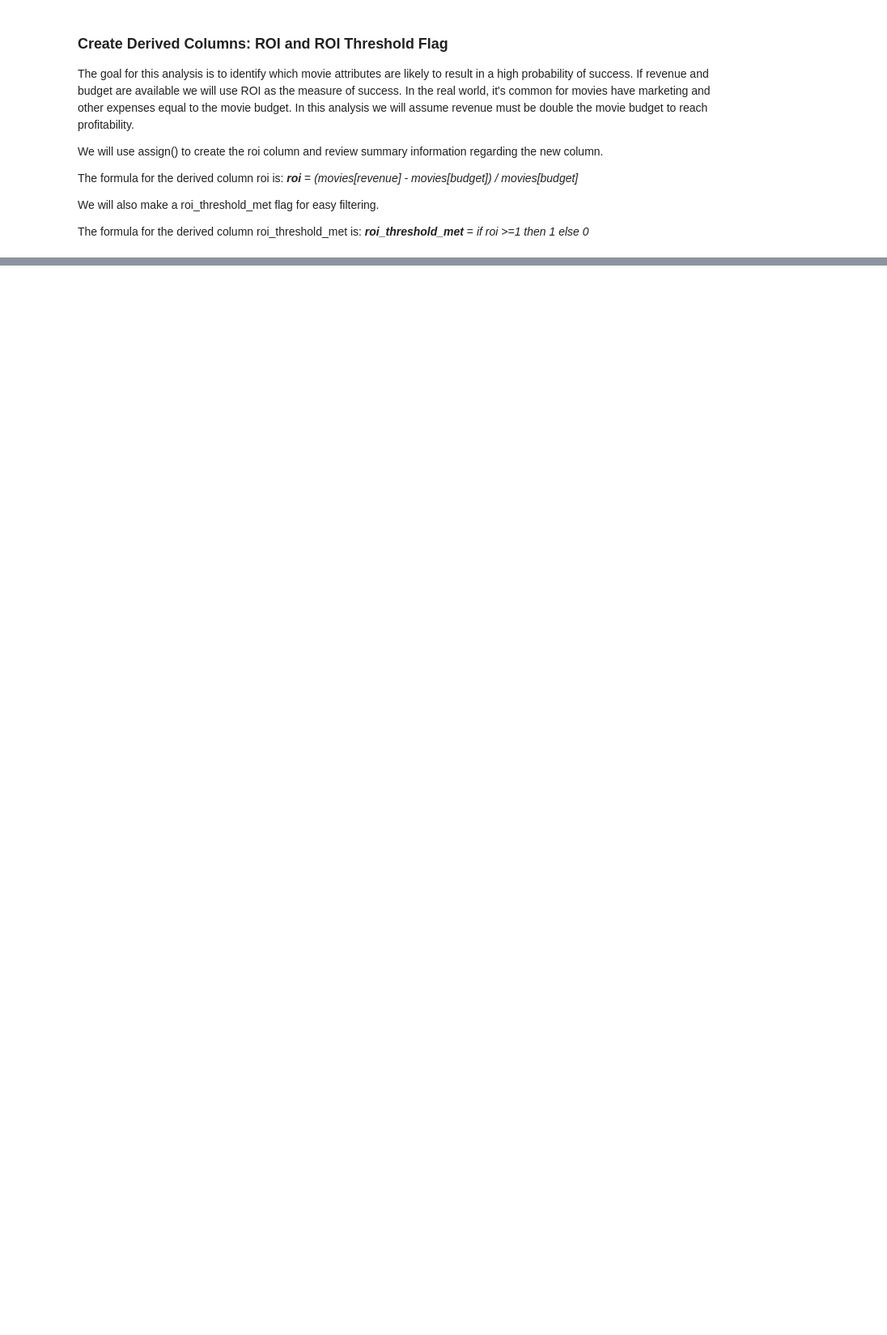
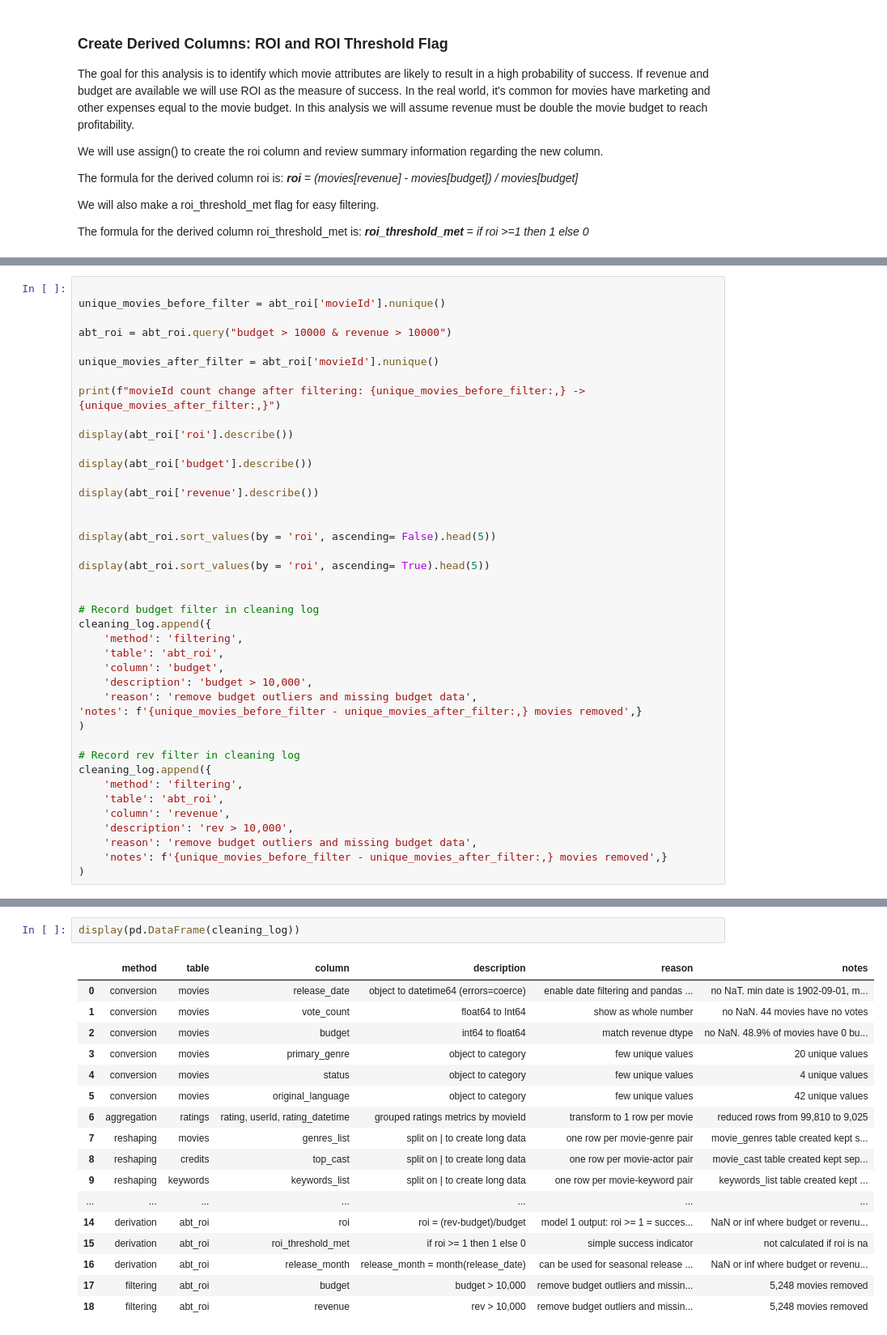
Before and after one commit to MFUTSA/Project-Option-1-Matt-Flores, a Jupyter notebook: notebooks/Milestone_2.ipynb, the cells around one changed output, grey strips where cells are left out. Shown at 81% size. Saved outputs shown, nothing was run; the diff lists cells and outputs as text; blank space fills up the shorter version.

```diff
--- a/notebooks/Milestone_2.ipynb
+++ b/notebooks/Milestone_2.ipynb
@@ -756,0 +827,41 @@ cleaning_log.extend([
+# %%
+
+unique_movies_before_filter = abt_roi['movieId'].nunique()
+
+abt_roi = abt_roi.query("budget > 10000 & revenue > 10000")
+
+unique_movies_after_filter = abt_roi['movieId'].nunique()
+
+print(f"movieId count change after filtering: {unique_movies_before_filter:,} -> {unique_movies_after_filter:,}")
+
+display(abt_roi['roi'].describe())
+
+display(abt_roi['budget'].describe())
+
+display(abt_roi['revenue'].describe())
+
+
+display(abt_roi.sort_values(by = 'roi', ascending= False).head(5))
+
+display(abt_roi.sort_values(by = 'roi', ascending= True).head(5))
+
+
+# Record budget filter in cleaning log
+cleaning_log.append({
+    'method': 'filtering',
+    'table': 'abt_roi',
+    'column': 'budget',
+    'description': 'budget > 10,000',
+    'reason': 'remove budget outliers and missing budget data',
+'notes': f'{unique_movies_before_filter - unique_movies_after_filter:,} movies removed',}
+)
+
+# Record rev filter in cleaning log
+cleaning_log.append({
+    'method': 'filtering',
+    'table': 'abt_roi',
+    'column': 'revenue',
+    'description': 'rev > 10,000',
+    'reason': 'remove budget outliers and missing budget data',
+    'notes': f'{unique_movies_before_filter - unique_movies_after_filter:,} movies removed',}
+)
@@ -757,3 +914,23 @@ cleaning_log.extend([
+# %%
+display(pd.DataFrame(cleaning_log))
+# %% [output]
+|  | method | table | column | description | reason | notes |
+| 0 | conversion | movies | release_date | object to datetime64 (errors=coerce) | enable date filtering and pandas ... | no NaT. min date is 1902-09-01, m... |
+| 1 | conversion | movies | vote_count | float64 to Int64 | show as whole number | no NaN. 44 movies have no votes |
+| 2 | conversion | movies | budget | int64 to float64 | match revenue dtype | no NaN. 48.9% of movies have 0 bu... |
+| 3 | conversion | movies | primary_genre | object to category | few unique values | 20 unique values |
+| 4 | conversion | movies | status | object to category | few unique values | 4 unique values |
+| 5 | conversion | movies | original_language | object to category | few unique values | 42 unique values |
+| 6 | aggregation | ratings | rating, userId, rating_datetime | grouped ratings metrics by movieId | transform to 1 row per movie | reduced rows from 99,810 to 9,025 |
+| 7 | reshaping | movies | genres_list | split on | to create long data | one row per movie-genre pair | movie_genres table created kept s... |
+| 8 | reshaping | credits | top_cast | split on | to create long data | one row per movie-actor pair | movie_cast table created kept sep... |
+| 9 | reshaping | keywords | keywords_list | split on | to create long data | one row per movie-keyword pair | keywords_list table created kept ... |
+| ... | ... | ... | ... | ... | ... | ... |
+| 14 | derivation | abt_roi | roi | roi = (rev-budget)/budget | model 1 output: roi >= 1 = succes... | NaN or inf where budget or revenu... |
+| 15 | derivation | abt_roi | roi_threshold_met | if roi >= 1 then 1 else 0 | simple success indicator | not calculated if roi is na |
+| 16 | derivation | abt_roi | release_month | release_month = month(release_date) | can be used for seasonal release ... | NaN or inf where budget or revenu... |
+| 17 | filtering | abt_roi | budget | budget > 10,000 | remove budget outliers and missin... | 5,248 movies removed |
+| 18 | filtering | abt_roi | revenue | rev > 10,000 | remove budget outliers and missin... | 5,248 movies removed |
 # %%
 movies_clean['popularity'].describe()
 
```
Also changed, not shown: parts of 20 cells of this notebook.
